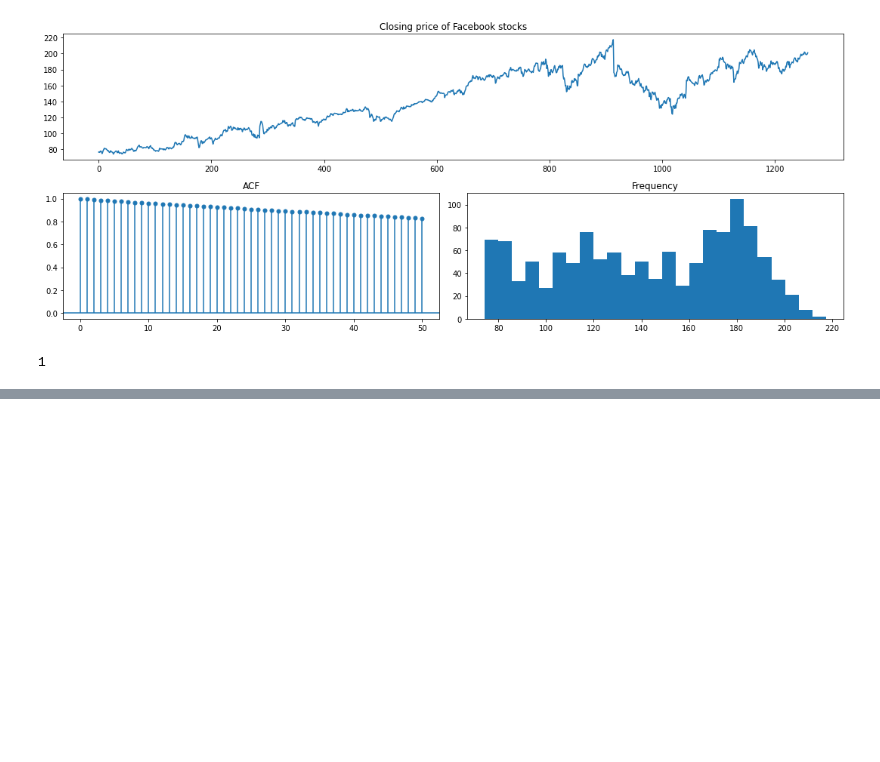
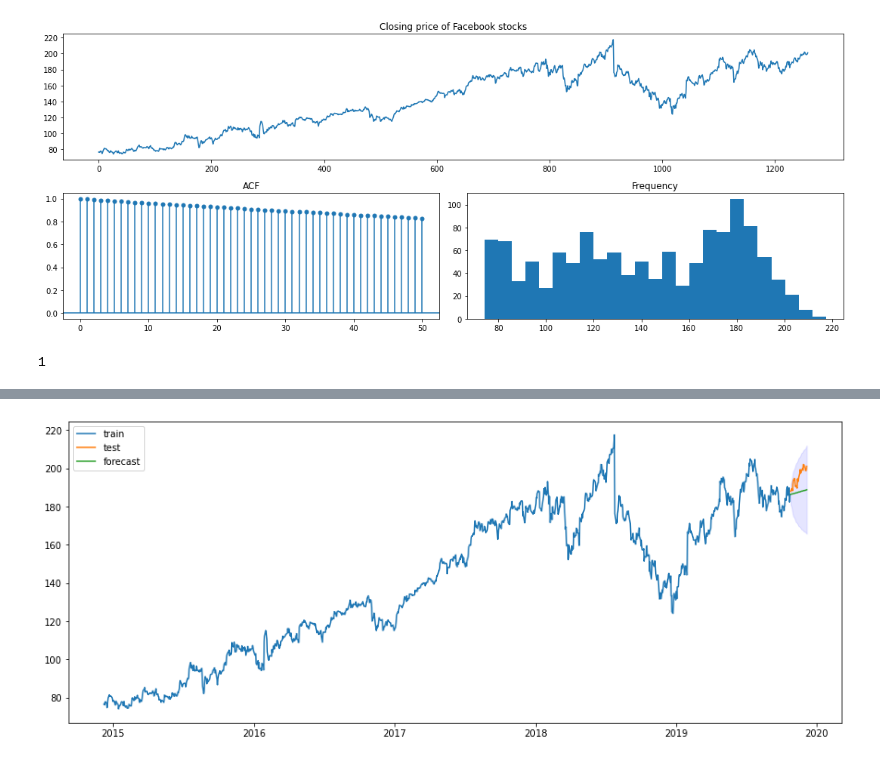
Before and after one commit to rjafarau/hands-on-time-series-analysis-python, a Jupyter notebook: source/CH04_Regression_Extension_Techniques_For_Time_Series_Data.ipynb, the cells around one changed output, grey strips where cells are left out. Cells and saved outputs as stored; diff of their text form; code cells hidden in the pictures; blank space fills up the shorter version.

```diff
--- a/source/CH04_Regression_Extension_Techniques_For_Time_Series_Data.ipynb
+++ b/source/CH04_Regression_Extension_Techniques_For_Time_Series_Data.ipynb
@@ -222,2 +221,4 @@ SARIMAX Results
 Warnings:
 [1] Covariance matrix calculated using the outer product of gradients (complex-step).
+# %%
+forecast, conf_int = pipeline.predict(n_periods=30, return_conf_int=True)
@@ -223,0 +229,13 @@ Warnings:
+# %%
+plt.figure(figsize=(15, 6))
+plt.plot(train.index, train, label='train')
+plt.plot(test.index, test, label='test')
+plt.plot(test.index, forecast, label='forecast')
+plt.fill_between(x=test.index,
+                 y1=conf_int[:, 0],
+                 y2=conf_int[:, 1],
+                 alpha=0.1, color='b')
+plt.legend()
+plt.show()
+# %% [output]
+[figure, added]
```
Also changed, not shown: parts of 6 cells of this notebook.
